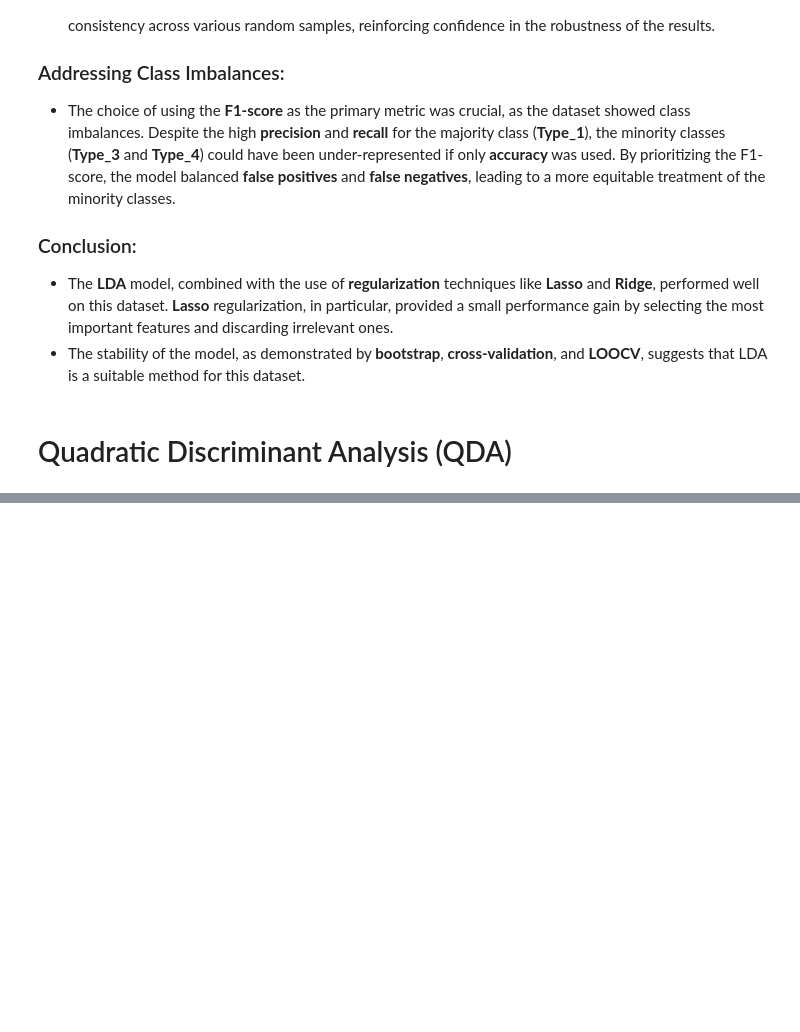
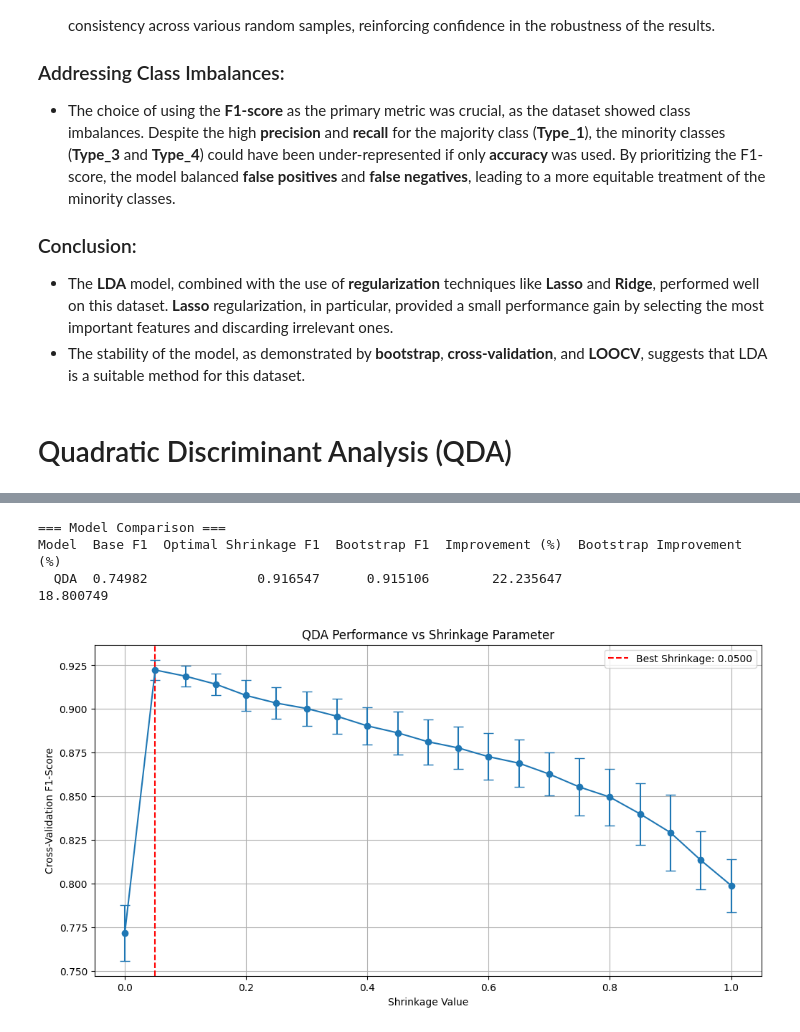
Before and after one commit to pedrorfpacheco/aprau, a Jupyter notebook: TP1_APRAU.ipynb, the cells around one changed output, grey strips where cells are left out. Cells and saved outputs as stored; diff of their text form; code cells hidden in the pictures; blank space fills up the shorter version.

```diff
--- a/TP1_APRAU.ipynb
+++ b/TP1_APRAU.ipynb
@@ -844,0 +955,26 @@ Leave-One-Out Cross-Validation Accuracy: 0.8506
+# %%
+print("\n=== Model Comparison ===")
+print(comparison_df.to_string(index=False))
+# %% [output]
+=== Model Comparison ===
+Model  Base F1  Optimal Shrinkage F1  Bootstrap F1  Improvement (%)  Bootstrap Improvement (%)
+  QDA  0.74982              0.916547      0.915106        22.235647                  18.800749
+# %%
+# Visualizations
+plt.figure(figsize=(12, 6))
+cv_results = pd.DataFrame(grid_search.cv_results_)
+plt.errorbar(cv_results['param_reg_param'],
+             cv_results['mean_test_score'],
+             yerr=cv_results['std_test_score'],
+             marker='o',
+             capsize=5)
+plt.axvline(x=grid_search.best_params_['reg_param'], color='r', linestyle='--',
+            label=f"Best Shrinkage: {grid_search.best_params_['reg_param']:.4f}")
+plt.title('QDA Performance vs Shrinkage Parameter')
+plt.xlabel('Shrinkage Value')
+plt.ylabel('Cross-Validation F1-Score')
+plt.grid(True)
+plt.legend()
+plt.show()
+# %% [output]
+[figure, added]
```
Also changed, not shown: parts of 15 cells of this notebook, 2 other files.
